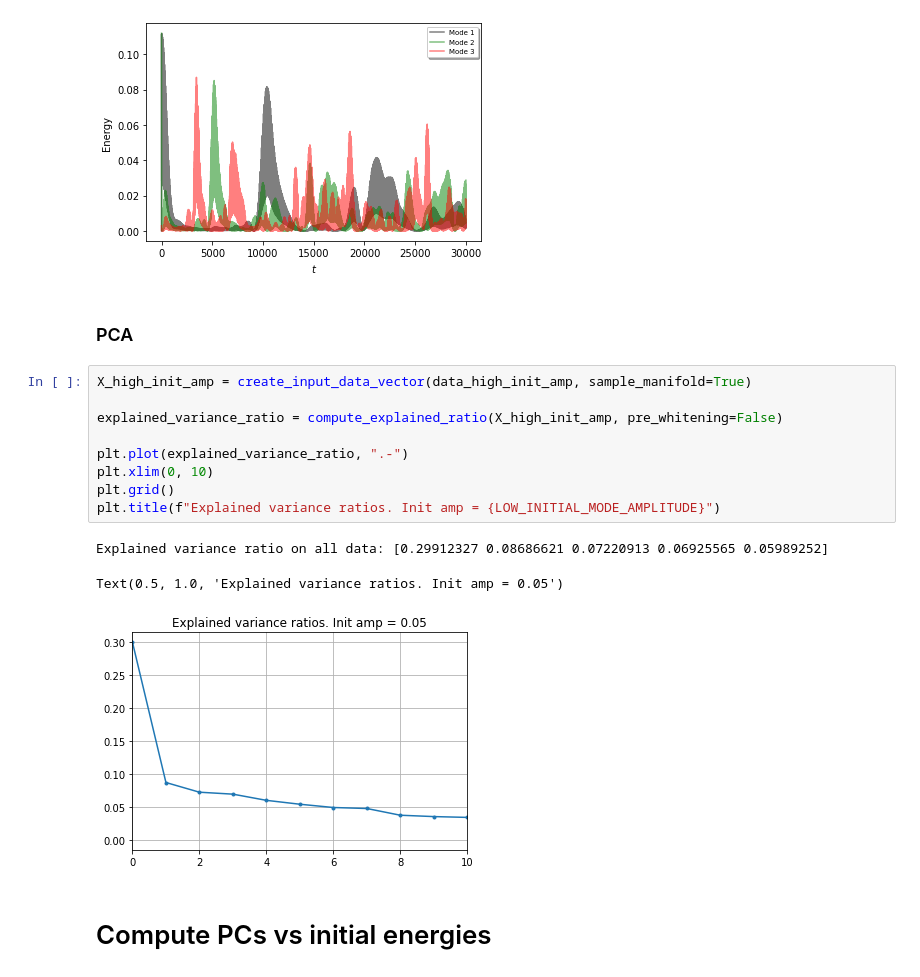
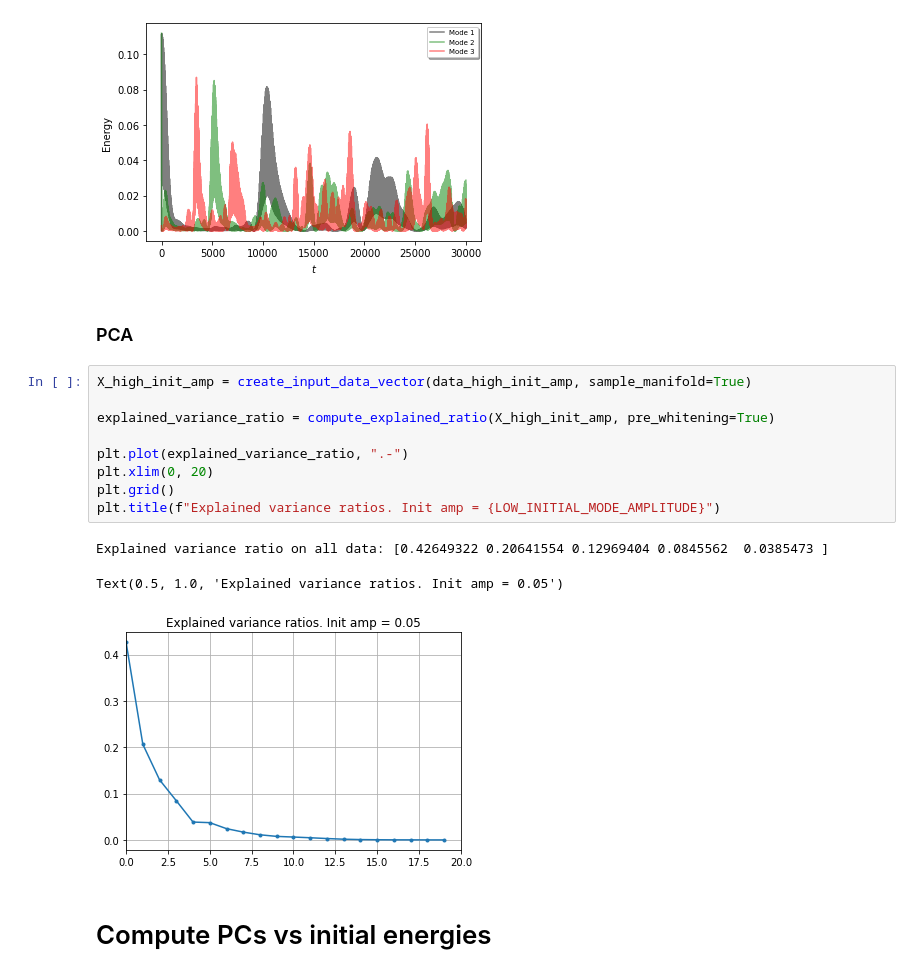
Before and after one commit to aleromualdi/FPU-Integrator, a Jupyter notebook: notebooks/01_create dataset sample manifold.ipynb, the cells around one changed output. Cells and saved outputs as stored; diff of their text form.

```diff
--- a/notebooks/01_create dataset sample manifold.ipynb
+++ b/notebooks/01_create dataset sample manifold.ipynb
@@ -182,21 +183,21 @@ data_high_init_amp = fpu.run(method="verlet")
 plot_mode_energies(data_high_init_amp)
 # %% [output]
 [figure]
-# %% [markdown]
-### PCA
-# %%
-X_high_init_amp = create_input_data_vector(data_high_init_amp, sample_manifold=True)
-
-explained_variance_ratio = compute_explained_ratio(X_high_init_amp, pre_whitening=False)
-
-plt.plot(explained_variance_ratio, ".-")
-plt.xlim(0, 10)
-plt.grid()
-plt.title(f"Explained variance ratios. Init amp = {LOW_INITIAL_MODE_AMPLITUDE}")
-# %% [output]
-Explained variance ratio on all data: [0.29912327 0.08686621 0.07220913 0.06925565 0.05989252]
-Text(0.5, 1.0, 'Explained variance ratios. Init amp = 0.05')
-[figure, removed]
+# %% [markdown]
+### PCA
+# %%
+X_high_init_amp = create_input_data_vector(data_high_init_amp, sample_manifold=True)
+
+explained_variance_ratio = compute_explained_ratio(X_high_init_amp, pre_whitening=True)
+
+plt.plot(explained_variance_ratio, ".-")
+plt.xlim(0, 20)
+plt.grid()
+plt.title(f"Explained variance ratios. Init amp = {LOW_INITIAL_MODE_AMPLITUDE}")
+# %% [output]
+Explained variance ratio on all data: [0.42649322 0.20641554 0.12969404 0.0845562  0.0385473 ]
+Text(0.5, 1.0, 'Explained variance ratios. Init amp = 0.05')
+[figure, added]
 # %% [markdown]
 # Compute PCs vs initial energies
 # %% [markdown]
```
Also changed, not shown: parts of 9 cells of this notebook.
